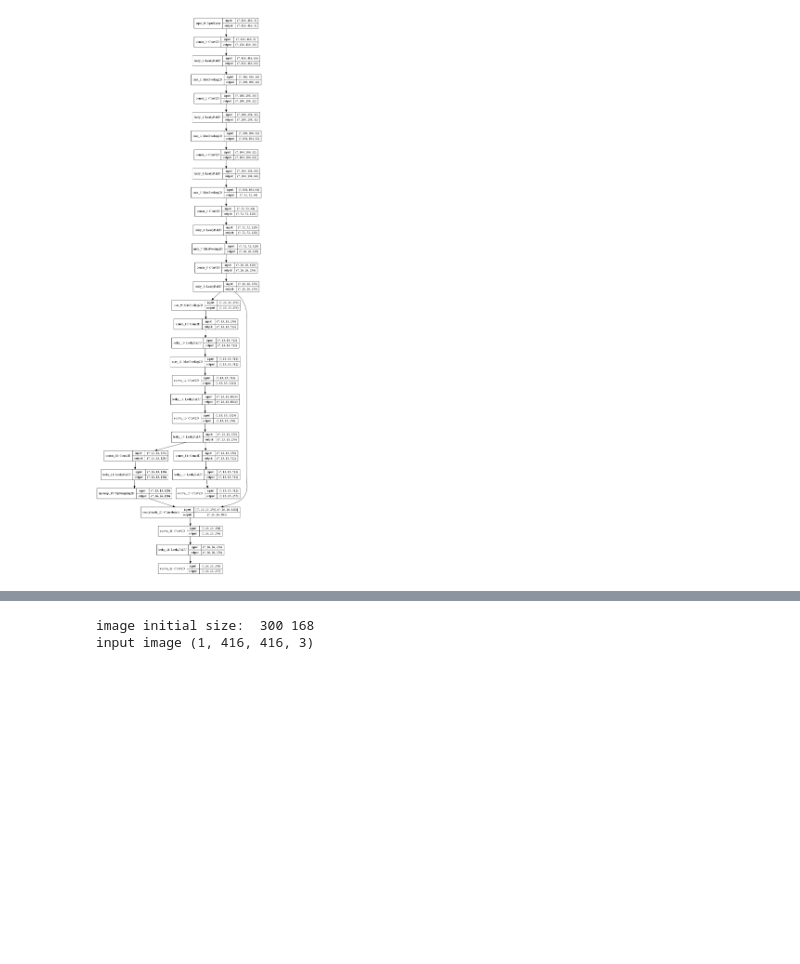
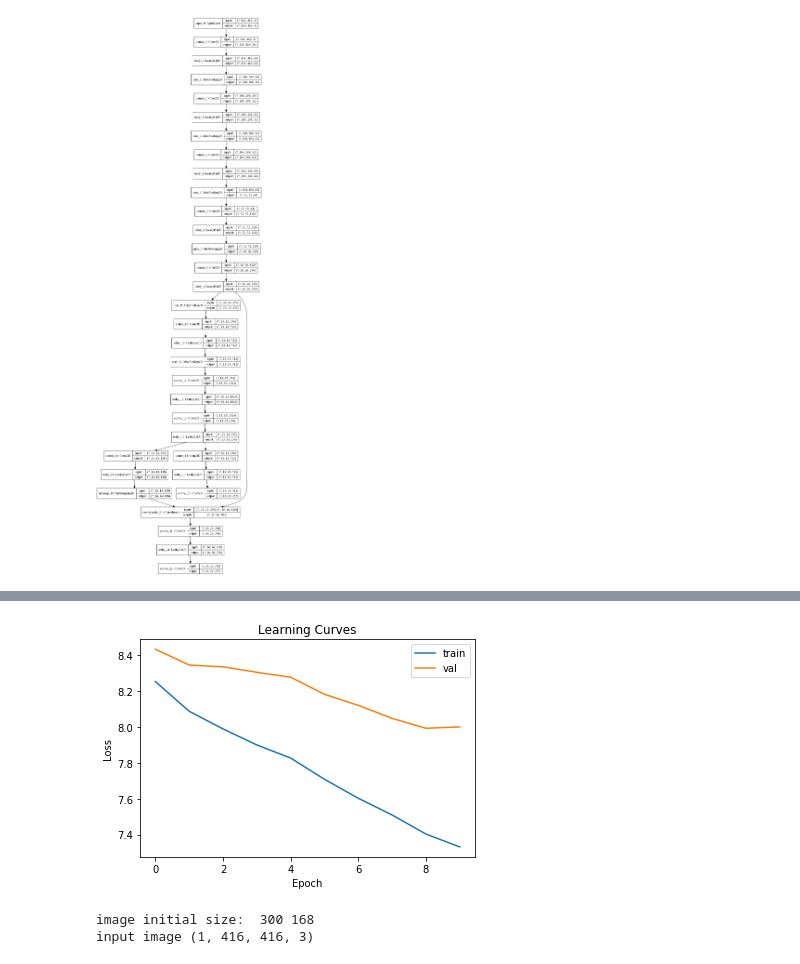
Before and after one commit to RobotEdh/RobotAI, a Jupyter notebook: 5-Deep_Neural_Network_YoloV3-tiny_tf.ipynb, the cells around one changed output, grey strips where cells are left out. Drawn from its saved outputs; the diff is of its cells as text; code cells hidden in the pictures; blank space fills up the shorter version.

Commit message:
add training Yolov3 Tiny

```diff
--- a/5-Deep_Neural_Network_YoloV3-tiny_tf.ipynb
+++ b/5-Deep_Neural_Network_YoloV3-tiny_tf.ipynb
@@ -414,0 +801,11 @@ def load_image_pixels(filename, shape):
+# %%
+#test custom loss
+BATCH_SIZE = 1
+print("y_true",train_y[0].shape)
+print(train_y[0][:,30,36,2])
+print("y_pred",yhat[0].shape)
+loss = custom_loss(train_y[0], yhat[0])
+print("loss",loss.shape)
+print("max loss",tf.reduce_max(loss))
+print("min loss",tf.reduce_min(loss))
+print("mean loss",tf.reduce_mean(loss))
@@ -414,0 +815,6 @@ def load_image_pixels(filename, shape):
+# %%
+optimizer = tf.keras.optimizers.Adam(lr=0.5e-4, beta_1=0.9, beta_2=0.999, epsilon=1e-08, decay=0.0)
+#optimizer = tf.keras.optimizers.SGD(lr=1e-4, decay=0.0005, momentum=0.9)
+#optimizer = tf.keras.optimizers.SGD.RMSprop(lr=1e-4, rho=0.9, epsilon=1e-08, decay=0.0)
+# %%
+yolo_model.compile(loss=custom_loss, optimizer=optimizer)
@@ -414,0 +872,11 @@ def load_image_pixels(filename, shape):
+# %%
+# Fit the model including validation data
+import datetime
+start = datetime.datetime.now()
+
+EScallback = tf.keras.callbacks.EarlyStopping(monitor='val_loss', patience=2)
+
+history = yolo_model.fit(x=train_x, y=train_y, validation_data = (val_x,val_y), epochs= 10,batch_size =BATCH_SIZE, verbose=2, callbacks=[CustomCallback(),EScallback ])
+
+elapsed = datetime.datetime.now()-start
+print("elapsed seconds: ",elapsed.seconds)
@@ -415,3 +901,15 @@ def load_image_pixels(filename, shape):
+# %%
+# plot learning curves
+from matplotlib import pyplot
+pyplot.title('Learning Curves')
+pyplot.xlabel('Epoch')
+pyplot.ylabel('Loss')
+pyplot.plot(history.history['loss'], label='train')
+pyplot.plot(history.history['val_loss'], label='val')
+pyplot.legend()
+pyplot.show()
+# %% [output]
+[figure, added]
 # %%
 # Pre-process the image
 input_w, input_h = 416, 416
```
Also changed, not shown: parts of 26 cells of this notebook.
